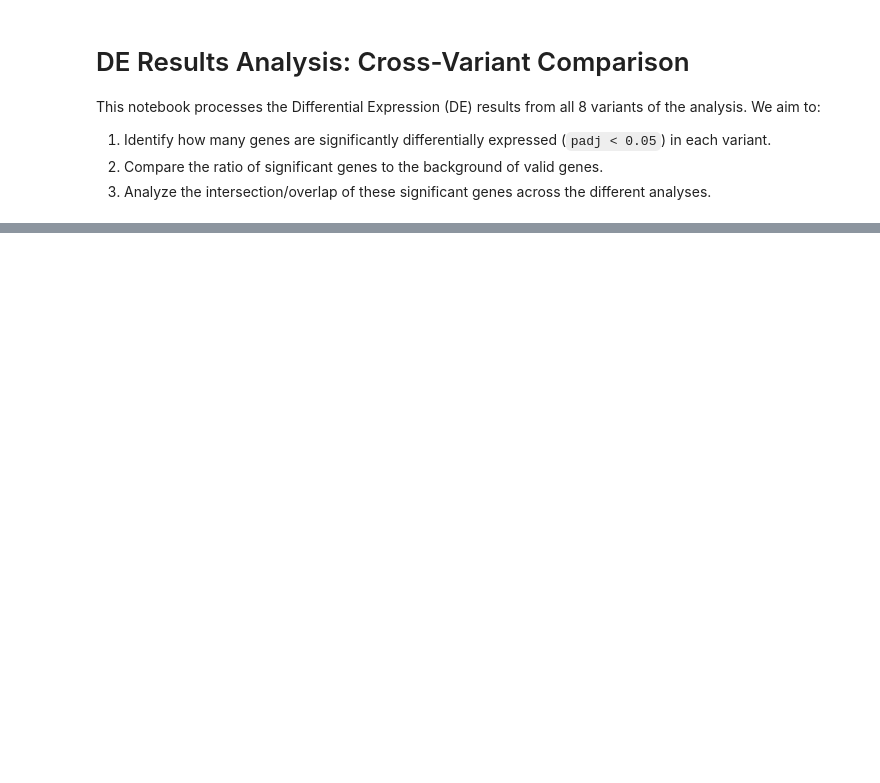
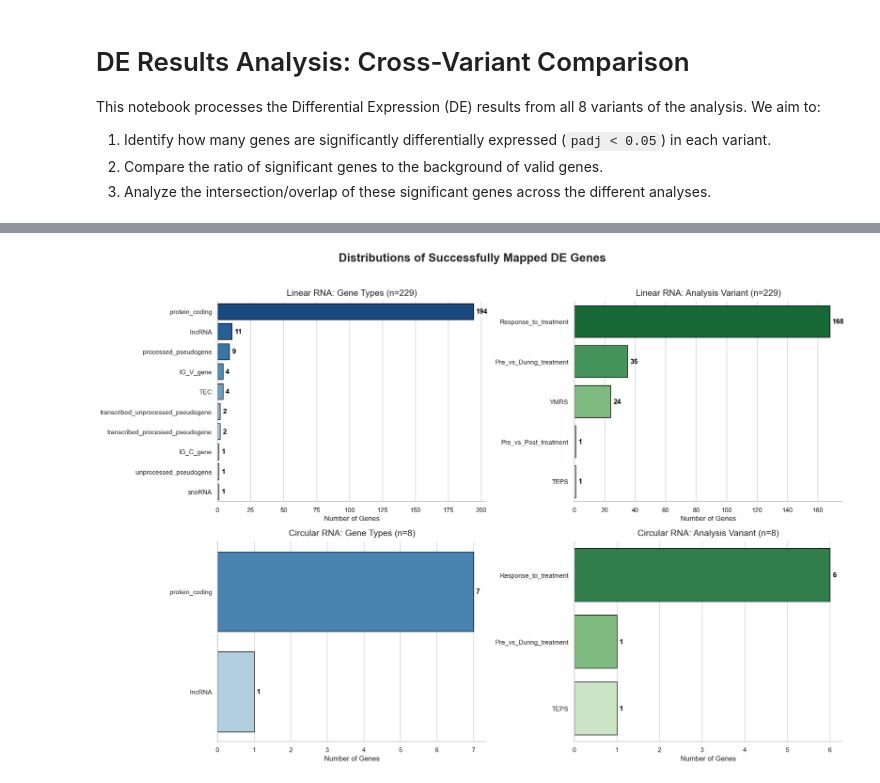
Before and after one commit to neuroneural/circRNA, a Jupyter notebook: docs/01_on_data/02_DE_results_analysis.ipynb, the cells around one changed output, grey strips where cells are left out. Drawn from its saved outputs; the diff is of its cells as text; code cells hidden in the pictures; blank space fills up the shorter version.

```diff
--- a/docs/01_on_data/02_DE_results_analysis.ipynb
+++ b/docs/01_on_data/02_DE_results_analysis.ipynb
@@ -126,0 +189,51 @@ display(master_sig_df.head(10))
+# %%
+import matplotlib.pyplot as plt
+import seaborn as sns
+
+import warnings
+warnings.filterwarnings("ignore")
+
+# Grab the valid subsets
+mapped_lin = master_df[master_df['linRNA_ID'].notna()]
+mapped_circ = master_df[master_df['circRNA_ID'].notna()]
+
+fig, axes = plt.subplots(2, 2, figsize=(18, 12))
+fig.suptitle('Distributions of Successfully Mapped DE Genes', fontsize=20, fontweight='bold', y=1.02)
+
+# Helper function to plot clean, sorted horizontal bar charts
+def plot_sorted_bars(data_series, ax, title, color_palette):
+    counts = data_series.value_counts().sort_values(ascending=False)
+
+    # Prevent chart squashing if there are too many categories (like gene_type)
+    if len(counts) > 10:
+        counts = counts.head(10)
+        title += " (Top 10)"
+
+    sns.barplot(x=counts.values, y=counts.index, ax=ax, palette=color_palette, edgecolor='black')
+    ax.set_title(title, fontsize=15, pad=10)
+    ax.set_xlabel('Number of Genes', fontsize=12)
+    ax.set_ylabel('')
+
+    # Add exact count labels to the end of each bar
+    max_val = counts.max()
+    for i, v in enumerate(counts.values):
+        ax.text(v + (max_val * 0.01), i, str(v), color='black', va='center', fontweight='bold')
+
+    sns.despine(ax=ax)
+
+# 1. Linear RNA: Gene Type
+plot_sorted_bars(mapped_lin['gene_type'], axes[0, 0], f'Linear RNA: Gene Types (n={len(mapped_lin)})', 'Blues_r')
+
+# 2. Linear RNA: Analysis Variant
+plot_sorted_bars(mapped_lin['analysis_name'], axes[0, 1], f'Linear RNA: Analysis Variant (n={len(mapped_lin)})', 'Greens_r')
+
+# 3. Circular RNA: Gene Type
+plot_sorted_bars(mapped_circ['gene_type'], axes[1, 0], f'Circular RNA: Gene Types (n={len(mapped_circ)})', 'Blues_r')
+
+# 4. Circular RNA: Analysis Variant
+plot_sorted_bars(mapped_circ['analysis_name'], axes[1, 1], f'Circular RNA: Analysis Variant (n={len(mapped_circ)})', 'Greens_r')
+
+plt.tight_layout()
+plt.show()
+# %% [output]
+[figure, added]
```
Also changed, not shown: parts of 4 cells of this notebook, 5 other files.
